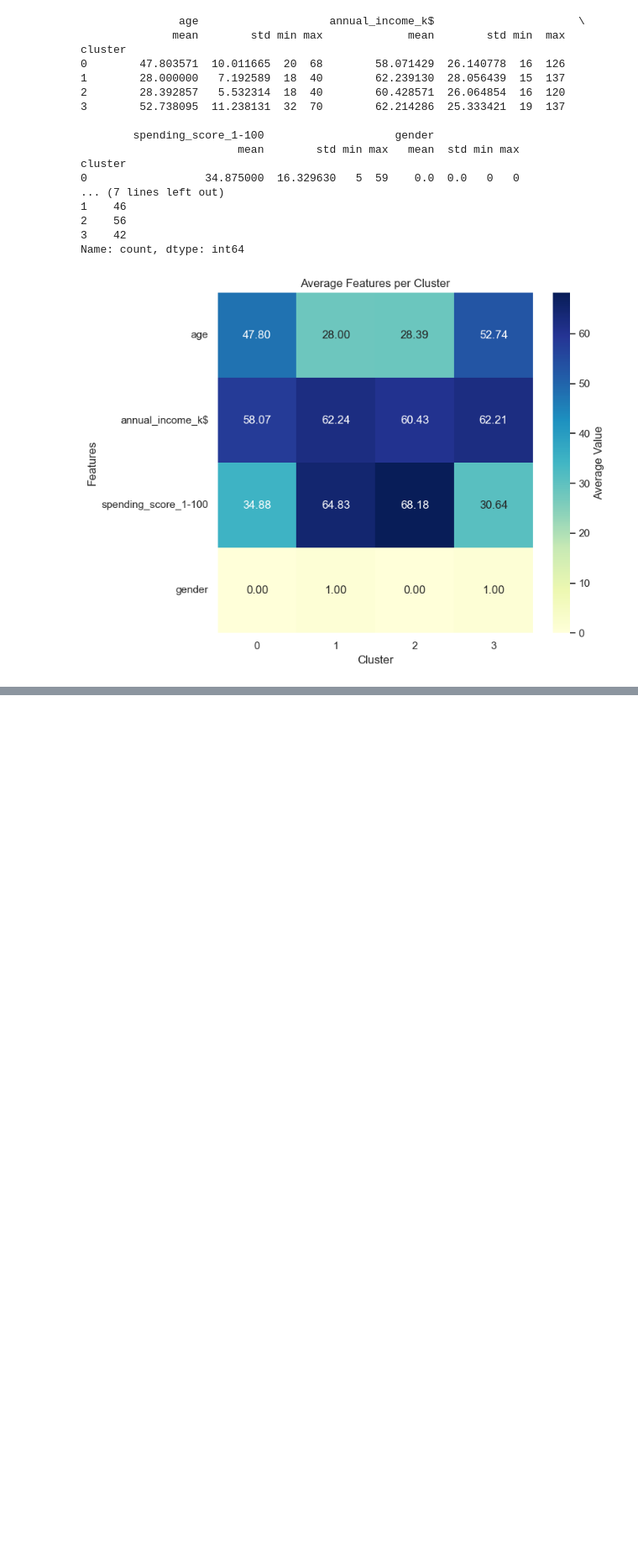
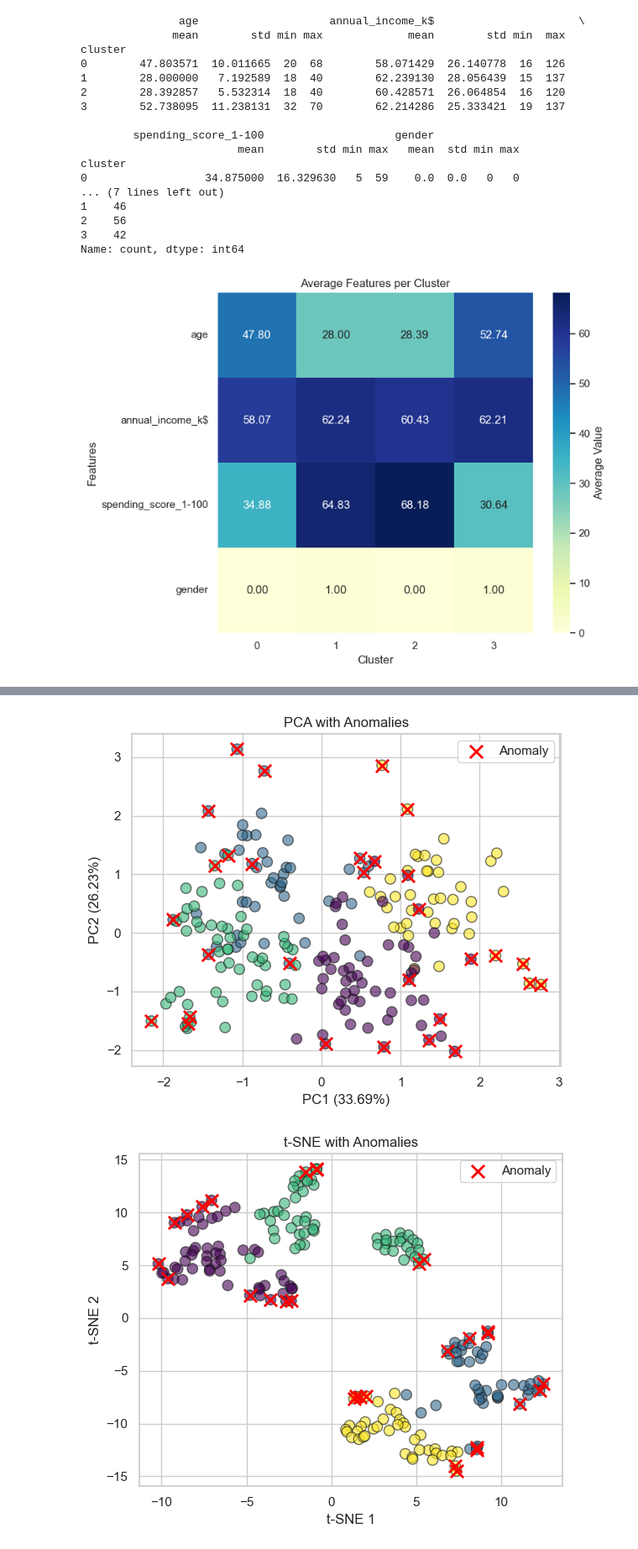
Before and after one commit to mwpersson/mini-project-3, a Jupyter notebook: notebooks/analysis.ipynb, the cells around one changed output, grey strips where cells are left out. Shown at 84% size. Drawn from its saved outputs; the diff is of its cells as text; code cells hidden in the pictures; blank space fills up the shorter version.

```diff
--- a/notebooks/analysis.ipynb
+++ b/notebooks/analysis.ipynb
@@ -297,0 +337,47 @@ None
+# %%
+# Choose contamination level for anomalies
+contamination = 0.15
+anomaly_labels = anomaly_results[contamination]["labels"]
+anomaly_mask = anomaly_labels == -1
+
+# PCA with anomalies
+plt.figure(figsize=(6, 5))
+plt.scatter(features_pca[:, 0], features_pca[:, 1],
+            c=df_copy['cluster'], cmap='viridis', s=80, alpha=0.6, edgecolors='k')
+plt.scatter(features_pca[anomaly_mask, 0], features_pca[anomaly_mask, 1],
+            c='red', s=120, marker='x', linewidths=2, label='Anomaly')
+plt.xlabel(f'PC1 ({pca.explained_variance_ratio_[0]:.2%})')
+plt.ylabel(f'PC2 ({pca.explained_variance_ratio_[1]:.2%})')
+plt.title('PCA with Anomalies')
+plt.legend()
+plt.tight_layout()
+plt.show()
+
+# t-SNE with anomalies
+plt.figure(figsize=(6, 5))
+plt.scatter(features_tsne[:, 0], features_tsne[:, 1],
+            c=df_copy['cluster'], cmap='viridis', s=80, alpha=0.6, edgecolors='k')
+plt.scatter(features_tsne[anomaly_mask, 0], features_tsne[anomaly_mask, 1],
+            c='red', s=120, marker='x', linewidths=2, label='Anomaly')
+plt.xlabel('t-SNE 1')
+plt.ylabel('t-SNE 2')
+plt.title('t-SNE with Anomalies')
+plt.legend()
+plt.tight_layout()
+plt.show()
+
+# UMAP with anomalies
+plt.figure(figsize=(6, 5))
+plt.scatter(features_umap[:, 0], features_umap[:, 1],
+            c=df_copy['cluster'], cmap='viridis', s=60, alpha=0.6, edgecolors='k')
+plt.scatter(features_umap[anomaly_mask, 0], features_umap[anomaly_mask, 1],
+            c='red', s=120, marker='x', linewidths=2, label='Anomaly')
+plt.xlabel('UMAP 1')
+plt.ylabel('UMAP 2')
+plt.title('UMAP with Anomalies')
+plt.legend()
+plt.tight_layout()
+plt.show()
+# %% [output]
+[figure, added]
+[figure, added]
```
Also changed, not shown: parts of 5 cells of this notebook, 1 other file.
